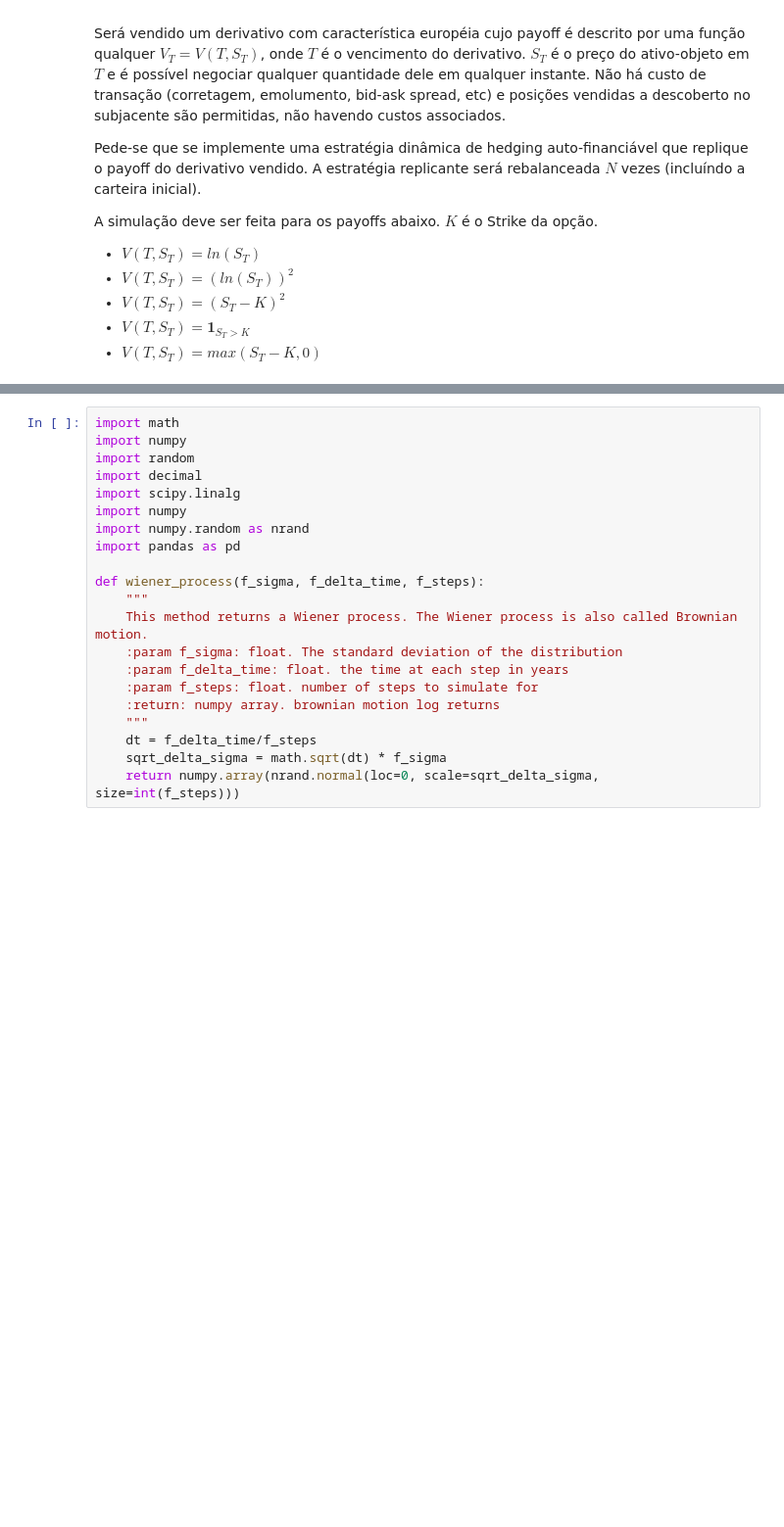
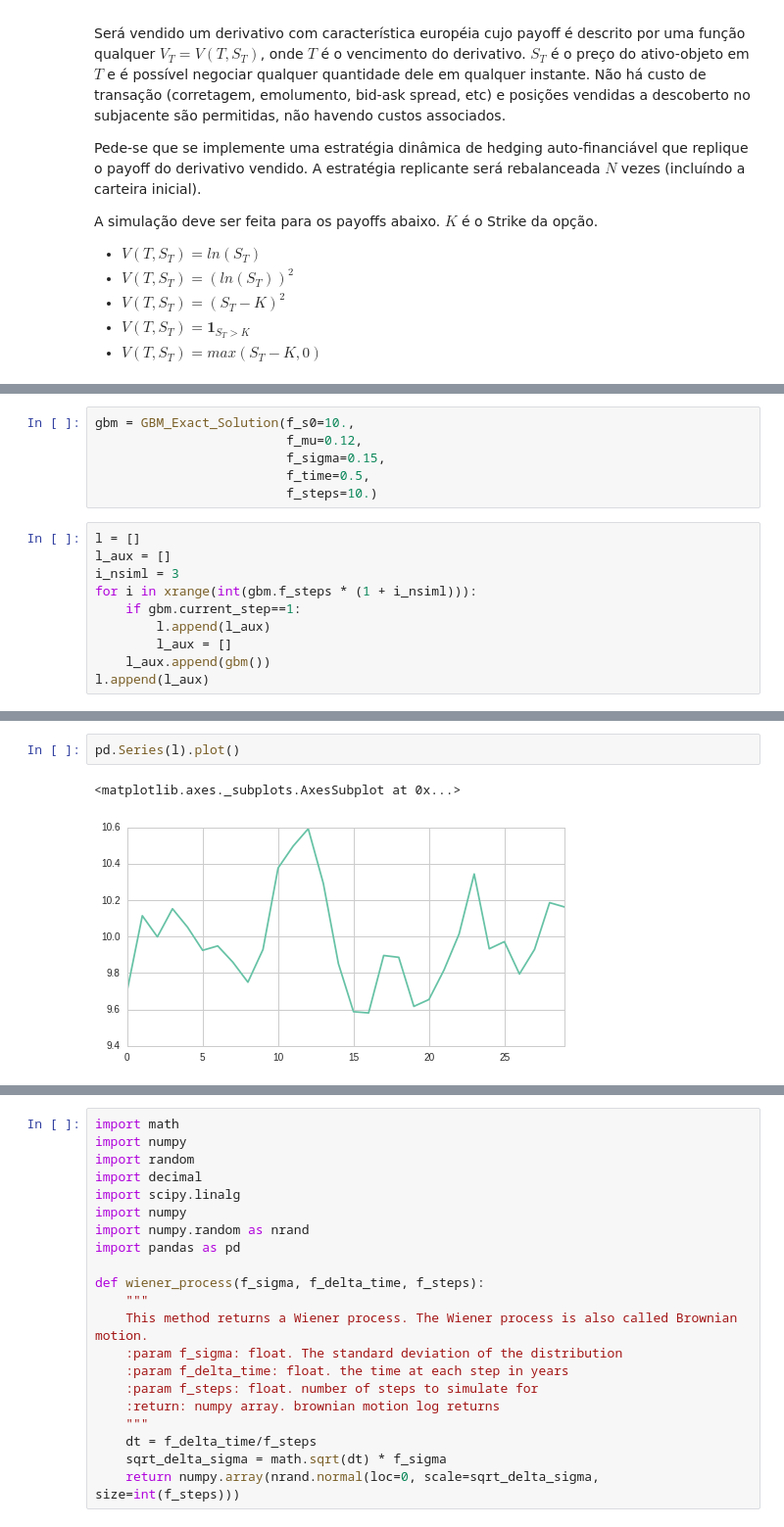
Before and after one commit to ucaiado/Replicating_Strategy, a Jupyter notebook: UiraCaiadoEx01.ipynb, the cells around one changed output, grey strips where cells are left out. Shown: that part at 98% size. Saved outputs shown, nothing was run; the diff lists cells and outputs as text; blank space fills up the shorter version.

```diff
--- a/UiraCaiadoEx01.ipynb
+++ b/UiraCaiadoEx01.ipynb
@@ -150,0 +282,16 @@ nrand.normal?
+# %%
+gbm = GBM_Exact_Solution(f_s0=10.,
+                         f_mu=0.12,
+                         f_sigma=0.15,
+                         f_time=0.5,
+                         f_steps=10.)
+# %%
+l = []
+l_aux = []
+i_nsiml = 3
+for i in xrange(int(gbm.f_steps * (1 + i_nsiml))):
+    if gbm.current_step==1:
+        l.append(l_aux)
+        l_aux = []
+    l_aux.append(gbm())
+l.append(l_aux)
@@ -150,0 +334,5 @@ nrand.normal?
+# %%
+pd.Series(l).plot()
+# %% [output]
+<matplotlib.axes._subplots.AxesSubplot at 0x...>
+[figure, added]
```
Also changed, not shown: parts of 15 cells of this notebook.
